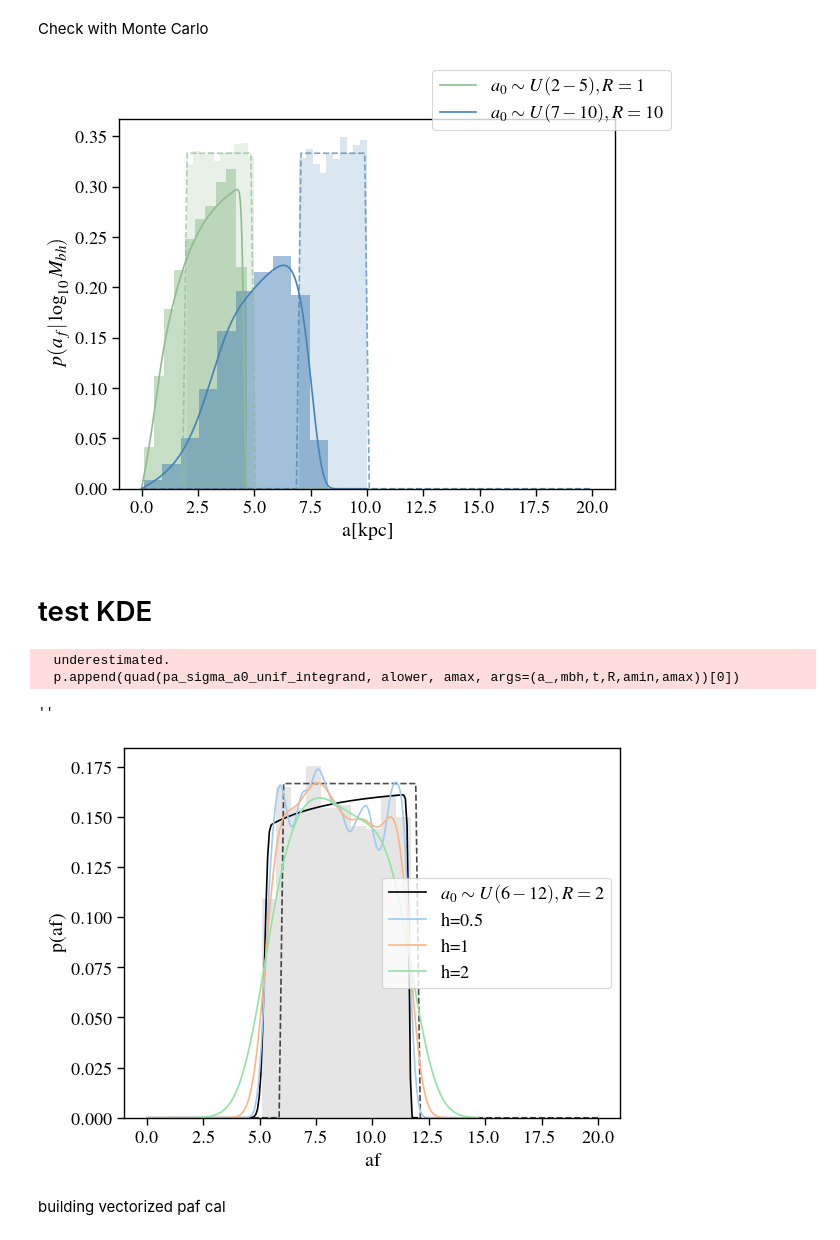
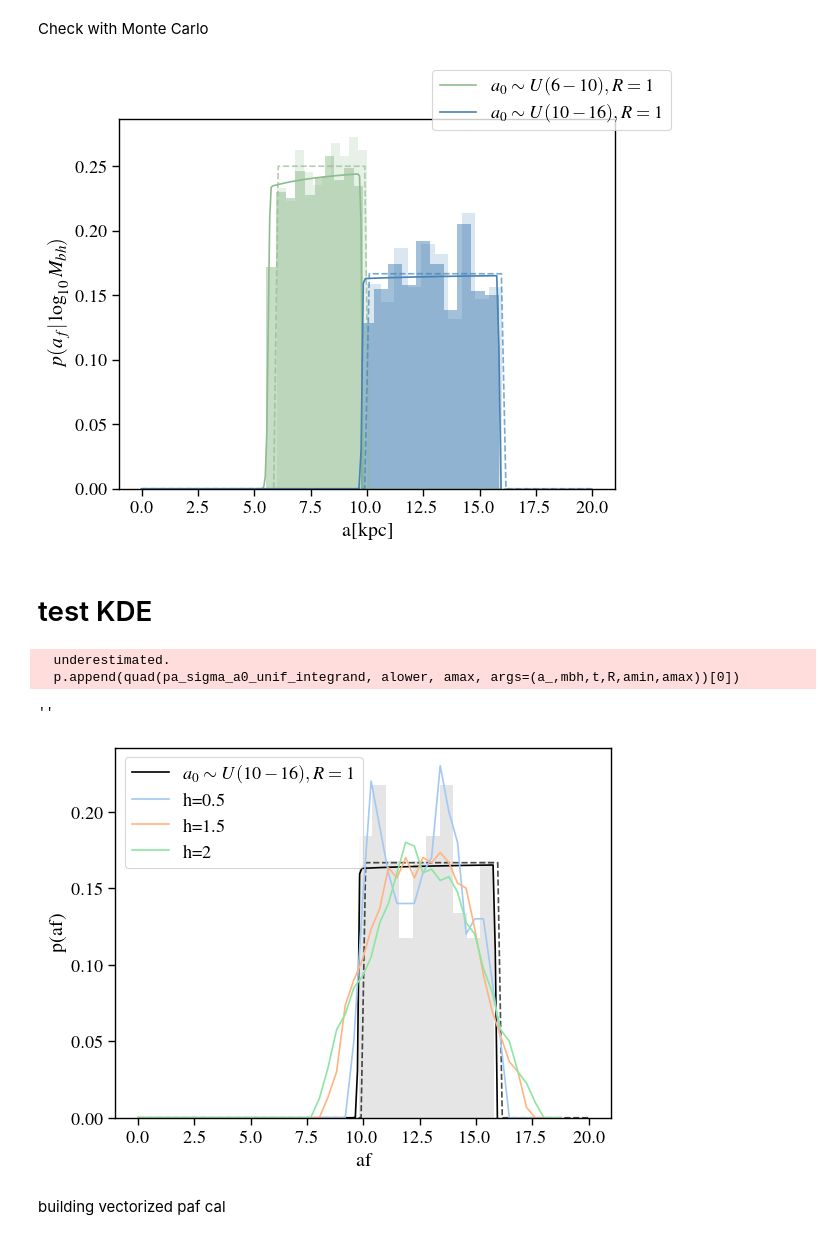
Before and after one commit to insepien/dftime, a Jupyter notebook: analytics.ipynb, the cells around one changed output. Saved outputs shown, nothing was run; the diff lists cells and outputs as text; code cells hidden in the pictures.

```diff
--- a/analytics.ipynb
+++ b/analytics.ipynb
@@ -59,44 +60,43 @@ Check with Monte Carlo
 # %%
 def plot_mc(ax,clr,a0,af):
     ax.hist(af,density=True,color=clr,alpha=0.5)
     ax.hist(a0,density=True,color=clr,alpha=0.2)
 
-a0S,afS = monte_carlo_unif_a0(amin=2, amax=5)
-a0L,afL = monte_carlo_unif_a0(amin=7, amax=10, R=10)
+def plot_both(amin,amax,mbh,t,R,ax,clr):
+    a0,af = monte_carlo_unif_a0(amin, amax,mbh,t,R,N=1000)
+    plot_pa_unif(amin,amax,mbh,t,R,ax,clr)
+    plot_mc(ax,clr,a0,af)
 
 fig,ax = plt.subplots()
-plot_pa_unif(2,5,1e8,1,1,ax,"darkseagreen")
-plot_mc(ax,"darkseagreen",a0S,afS)
-
-plot_pa_unif(7,10,1e8,1,10,ax,"steelblue")
-plot_mc(ax,"steelblue",a0L,afL)
+plot_both(6,10,1e8,1,1,ax,'darkseagreen')
+plot_both(10,16,1e8,1,1,ax,'steelblue')
 
 ax.set_xlabel("a[kpc]")
 ax.set_ylabel(r"$p(a_f|\log_{10}{M_{bh}})$")
 fig.legend();
 # %% [output]
-[figure, old version]
+[figure, new version]
 # %% [markdown]
 # test KDE
 # %%
-r=2
-amin=6
-amax=12
+r=1
+amin=10
+amax=16
 np.random.seed(0)
 
-a0_r1,af_r1 = monte_carlo_unif_a0(amin=amin, amax=amax, R=r, N = 1000)
+a0_r1,af_r1 = monte_carlo_unif_a0(amin=amin, amax=amax, R=r, N = 100)
 
 fig,ax = plt.subplots()
 ax.hist(af_r1,density=True,color='k',alpha=0.1)
 plot_pa_unif(amin=amin, amax=amax, mbh=1e8, t=1, R=r, ax=ax, clr='k')
 
-xplot = np.linspace(0,af_r1.max()+3,200,endpoint=True)
-for h in [0.5,1,2]:
-    dens = scp_kde(af_r1,xplot,h)
-    # dens=sklearn_kde(af_r1,xplot,'gaussian',h)
+xplot = np.linspace(0,af_r1.max()+3,50,endpoint=True)
+for h in [0.5,1.5,2]:
+    # dens = scp_kde(af_r1,xplot,h)
+    dens=sklearn_kde(af_r1,xplot,'tophat',h)
     ax.plot(xplot,dens,label=f"h={h}")
 
-# ax.set_xlim(5,13)
+
 ax.set_xlabel("af")
 ax.set_ylabel("p(af)")
 ax.legend()
@@ -105,7 +105,7 @@ ax.legend()
   underestimated.
   p.append(quad(pa_sigma_a0_unif_integrand, alower, amax, args=(a_,mbh,t,R,amin,amax))[0])
 ''
-[figure, old version]
+[figure, new version]
 # %% [markdown]
 building vectorized paf cal
 # %%
```
Also changed, not shown: parts of 12 cells of this notebook, 1 other file.
